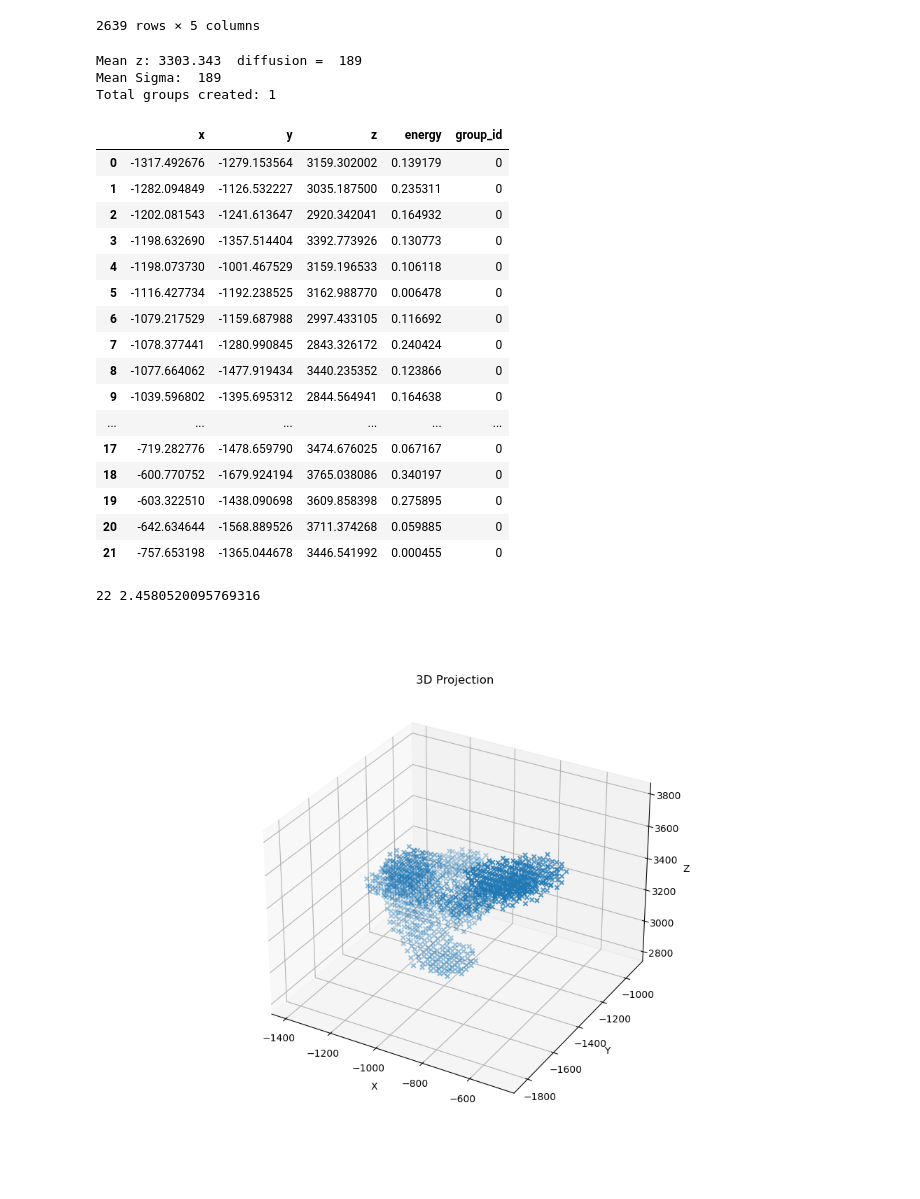
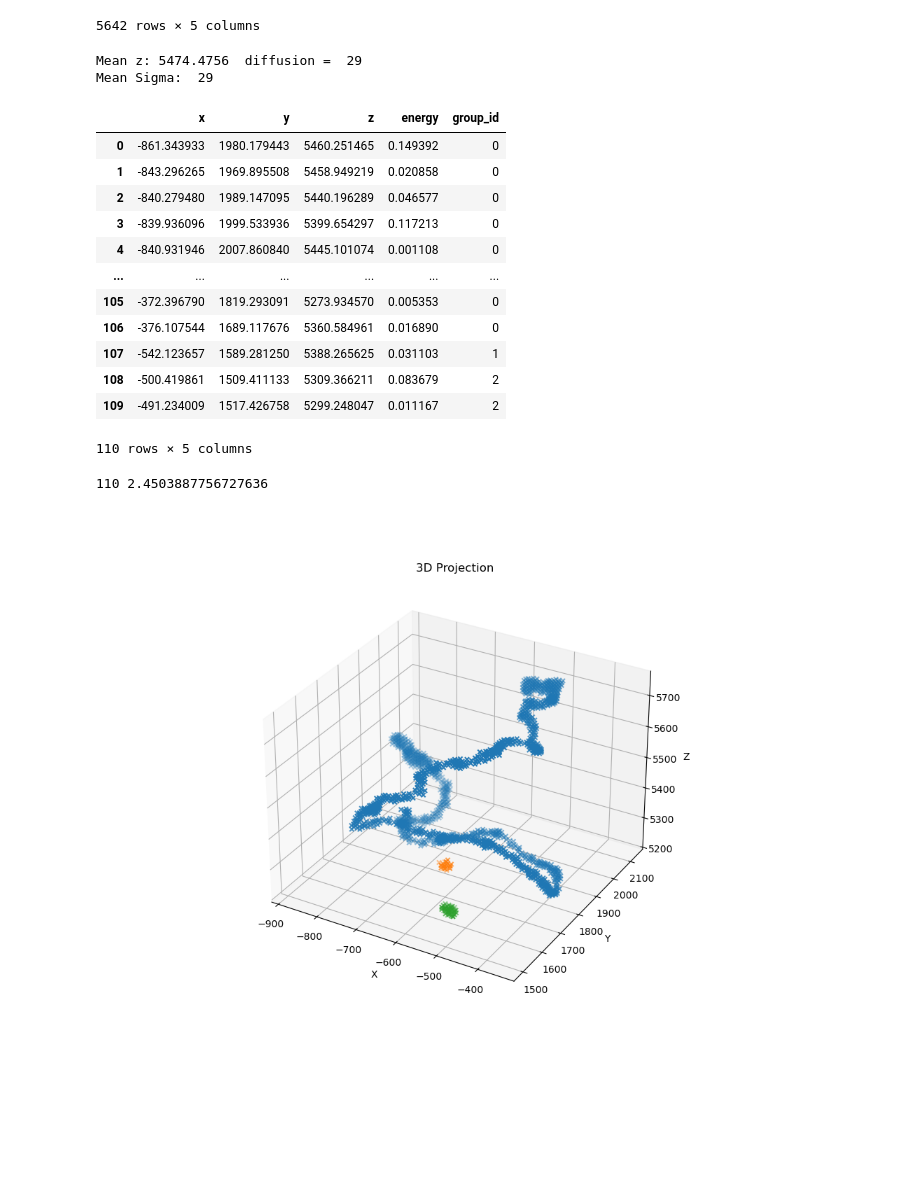
Before and after one commit to kvjmistry/ATPC, a Jupyter notebook: notebooks/Clustering.ipynb, the cells around one changed output. Saved outputs shown, nothing was run; the diff lists cells and outputs as text; code cells hidden in the pictures; blank space fills up the shorter version.

```diff
--- a/notebooks/Clustering.ipynb
+++ b/notebooks/Clustering.ipynb
@@ -15,14 +15,14 @@ from TrackReconstruction_functions import *
 pd.options.mode.chained_assignment = None  # Disable the warning
 
 pressure=1
-# diffusion="5.0percent"
-diffusion="0.0percent"
+diffusion="5.0percent"
+# diffusion="0.0percent"
 # file_id = "1"
 # file_id = "2954"
 file_id = "2638"
 
-hits_true = pd.read_hdf(f"../data/ATPC_0nubb/ATPC_0nubb_{pressure}bar_smear_{file_id}.h5", "MC/hits")
-hits      = pd.read_hdf(f"../data/ATPC_0nubb/ATPC_0nubb_{pressure}bar_{diffusion}_smear_{file_id}.h5", "MC/hits")
+hits_true = pd.read_hdf(f"../data/ATPC_0nubb/ATPC_0nubb_{pressure}bar_EFilt_smear_{file_id}.h5", "MC/hits")
+hits      = pd.read_hdf(f"../data/ATPC_0nubb/ATPC_0nubb_{pressure}bar_EFilt_{diffusion}_smear_{file_id}.h5", "MC/hits")
 
 # hits_true = pd.read_hdf(f"../data/ATPC_Tl/ATPC_Tl_{pressure}bar_smear_{file_id}.h5", "MC/hits")
 # hits      = pd.read_hdf(f"../data/ATPC_Tl/ATPC_Tl_{pressure}bar_{diffusion}_smear_{file_id}.h5", "MC/hits")
@@ -83,13 +84,13 @@ display(data_true)
 # %%
 
-Diff_smear, energy_threshold, diff_scale_factor, radius_sf, voxel_sf, Tortuosity_dist  = InitializeParams(pressure, diffusion)
+Diff_smear, energy_threshold, diff_scale_factor, radius_sf, group_sf, Tortuosity_dist  = InitializeParams(pressure, diffusion)
 # voxel_sf=1.1
 # energy_threshold=0
 print("Diffussion smear is: ",        Diff_smear,            "mm/sqrt(cm)")
 print("Energy threshold is: ",        1000*energy_threshold, "keV")
 print("diffision scale factor is: ",  diff_scale_factor)
 print("Radius scale factor is: ",     radius_sf)
-print("Voxel scale factor is: ",      voxel_sf)
+print("Hit grouping factor is: ",     group_sf)
 print("Tortuosity distance scale is:", Tortuosity_dist)
 
 mean_sigma = round(diff_scale_factor*Diff_smear*np.sqrt(0.1*data.z.mean()))
@@ -201,17 +202,14 @@ print("Mean Sigma: ", mean_sigma)
 
 
 # Apply grouping
-# voxel size and parameters
-voxel_size = mean_sigma  # mm
-threshold = voxel_size*voxel_sf
+data_copy = data.copy()
 
-data_copy = data.copy()
-df_merged = GroupHits(data_copy, xmin, ymin, zmin, voxel_size, threshold)
+mean_sigma_group = round(group_sf*Diff_smear*np.sqrt(0.1*data.z.mean()))
+df_merged = GroupHits(data_copy, mean_sigma_group)
 
-# If we have too many groups then bump up the voxel size since the track was broken too much
 if (len(df_merged.group_id.unique()) > 10):
-    print("Running grouping again")
-    df_merged = GroupHits(data_copy, xmin, ymin, zmin, voxel_size, voxel_size*(voxel_sf+1))
+    print("Running grouping again new mean sigma is:", mean_sigma_group*5)
+    df_merged = GroupHits(data_copy, mean_sigma_group*5)
 
 df_merged = CutandRedistibuteEnergy(df_merged, energy_threshold)
 
@@ -263,26 +261,21 @@ plt.show()
-2639 rows × 5 columns
+5642 rows × 5 columns
-Mean z: 3303.343  diffusion =  189
-Mean Sigma:  189
-Total groups created: 1
+Mean z: 5474.4756  diffusion =  29
+Mean Sigma:  29
 |  | x | y | z | energy | group_id |
-| 0 | -1317.492676 | -1279.153564 | 3159.302002 | 0.139179 | 0 |
-| 1 | -1282.094849 | -1126.532227 | 3035.187500 | 0.235311 | 0 |
-| 2 | -1202.081543 | -1241.613647 | 2920.342041 | 0.164932 | 0 |
-| 3 | -1198.632690 | -1357.514404 | 3392.773926 | 0.130773 | 0 |
-| 4 | -1198.073730 | -1001.467529 | 3159.196533 | 0.106118 | 0 |
-| 5 | -1116.427734 | -1192.238525 | 3162.988770 | 0.006478 | 0 |
-| 6 | -1079.217529 | -1159.687988 | 2997.433105 | 0.116692 | 0 |
-| 7 | -1078.377441 | -1280.990845 | 2843.326172 | 0.240424 | 0 |
-| 8 | -1077.664062 | -1477.919434 | 3440.235352 | 0.123866 | 0 |
-| 9 | -1039.596802 | -1395.695312 | 2844.564941 | 0.164638 | 0 |
+| 0 | -861.343933 | 1980.179443 | 5460.251465 | 0.149392 | 0 |
+| 1 | -843.296265 | 1969.895508 | 5458.949219 | 0.020858 | 0 |
+| 2 | -840.279480 | 1989.147095 | 5440.196289 | 0.046577 | 0 |
+| 3 | -839.936096 | 1999.533936 | 5399.654297 | 0.117213 | 0 |
+| 4 | -840.931946 | 2007.860840 | 5445.101074 | 0.001108 | 0 |
 | ... | ... | ... | ... | ... | ... |
-| 17 | -719.282776 | -1478.659790 | 3474.676025 | 0.067167 | 0 |
-| 18 | -600.770752 | -1679.924194 | 3765.038086 | 0.340197 | 0 |
-| 19 | -603.322510 | -1438.090698 | 3609.858398 | 0.275895 | 0 |
-| 20 | -642.634644 | -1568.889526 | 3711.374268 | 0.059885 | 0 |
-| 21 | -757.653198 | -1365.044678 | 3446.541992 | 0.000455 | 0 |
+| 105 | -372.396790 | 1819.293091 | 5273.934570 | 0.005353 | 0 |
+| 106 | -376.107544 | 1689.117676 | 5360.584961 | 0.016890 | 0 |
+| 107 | -542.123657 | 1589.281250 | 5388.265625 | 0.031103 | 1 |
+| 108 | -500.419861 | 1509.411133 | 5309.366211 | 0.083679 | 2 |
+| 109 | -491.234009 | 1517.426758 | 5299.248047 | 0.011167 | 2 |
-22 2.4580520095769316
+110 rows × 5 columns
+110 2.4503887756727636
-[figure, old version]
+[figure, new version]
 # %%
 
 
```
Also changed, not shown: parts of 13 cells of this notebook, 3 other files.
